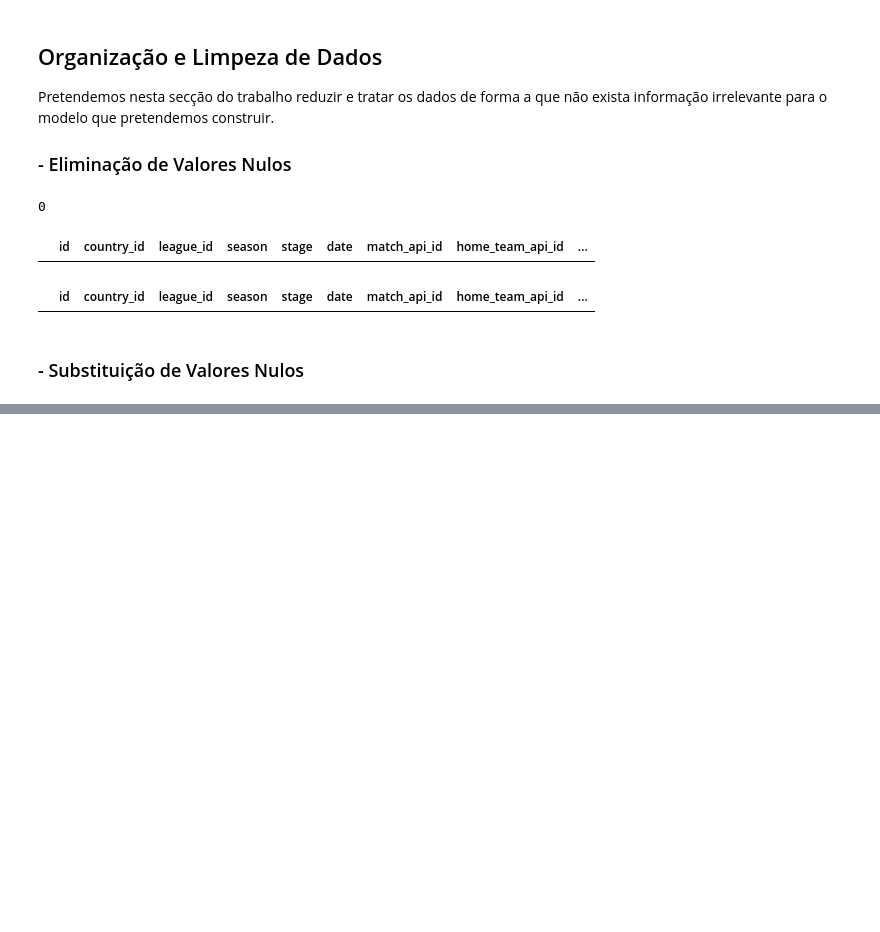
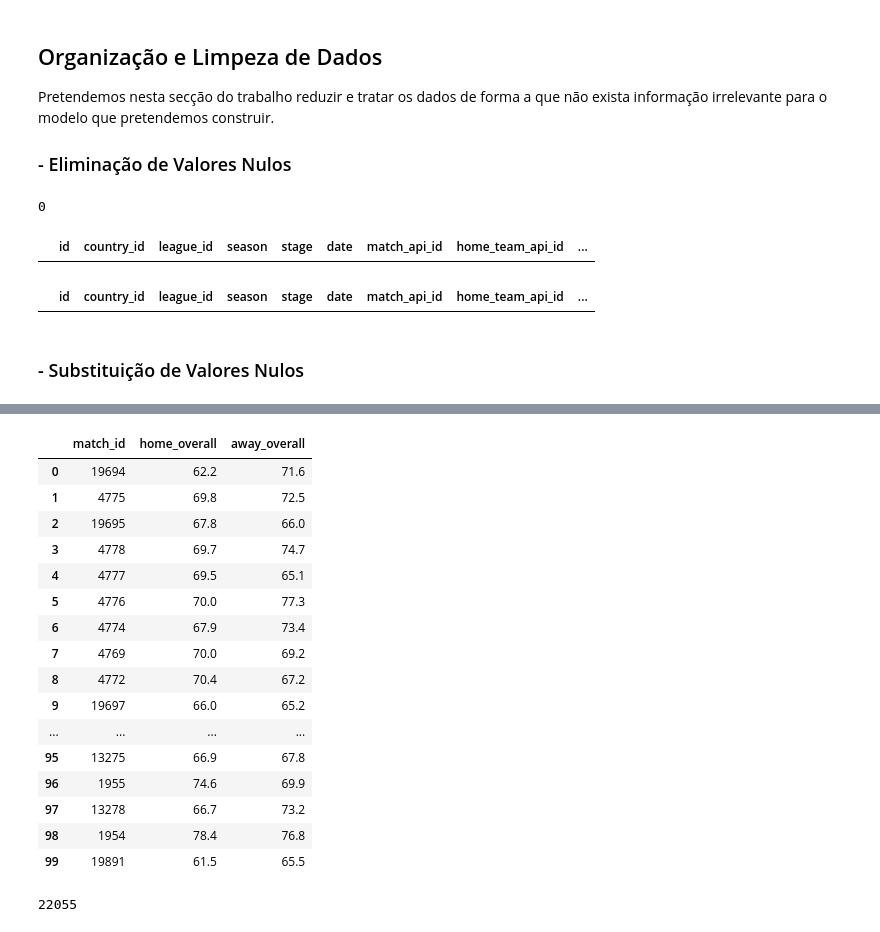
Before and after one commit to FranciscoPereira9/FEUP_IART, a Jupyter notebook: EuropeanSoccerDatabaseReg/OriginalDatabase/Pre-Processing.ipynb, the cells around one changed output, grey strips where cells are left out. Drawn from its saved outputs; the diff is of its cells as text; code cells hidden in the pictures; blank space fills up the shorter version.

```diff
--- a/EuropeanSoccerDatabaseReg/OriginalDatabase/Pre-Processing.ipynb
+++ b/EuropeanSoccerDatabaseReg/OriginalDatabase/Pre-Processing.ipynb
@@ -23,7 +23,7 @@ Pretendemos nesta secção do trabalho reduzir e tratar os dados de forma a que
 ### <font color=black> - Eliminação de Valores Nulos</font>
 # %%
 # Eliminar atributos relativos à posição dos jogadores
-player_attributes = player_attributes.drop(player_attributes.columns.to_series()["potential":], axis=1)
+player_attributes.drop(player_attributes.columns.to_series()["potential":], axis=1, inplace = True)
 # %%
 # Eliminar duplicados caso existam
 player_attributes.drop_duplicates(keep = False, inplace = True)
@@ -146,0 +144,60 @@ match_copy_test.head(100)
+# %%
+# Dada a data mais recente, vai-se buscar o respetivo "overall_rating" do jogador que se atribuir (Casa)
+def getMostRecentOverallFromHomePlayer(index, player_number):
+    if pd.isna(match.iloc[index]["home_player_" + "%s" % player_number]):
+            return
+    new = player_attributes["player_api_id"].isin([match.iloc[index]["home_player_" + "%s" % player_number]])
+    dates_length = player_attributes[new]["date"].size
+    ai = getMostRecentMatchDate(player_attributes[new]["date"], dates_length, match.iloc[index]["date"])
+    player_attributes[new].loc[player_attributes["date"] == ai]
+    overall_rating = player_attributes[new].loc[player_attributes["date"] == ai]["overall_rating"].tolist()[0]
+    return overall_rating
+# %%
+# Dada uma lista com todas as ratings de uma equipa, para um jogo, calcula-se a media, ignorando os null values
+def calculateAverageOverallRating(teamRatings):
+    numberOfValidArguments = 0
+    totalSum = 0
+    for i in range(0,len(teamRatings)):
+        if pd.isna(teamRatings[i]):
+             continue
+        else:
+            numberOfValidArguments += 1
+            totalSum += teamRatings[i]
+    return round(totalSum/numberOfValidArguments, 1)
+# %%
+def generateDataframeWithAverageOveralls():
+    newListBig = []
+    match_depth = match.shape[0]
+    for index in range (0, 100):
+    #for index in range (0, match_depth):
+        newListHome = []
+        newListAway = []
+        for i in range(1,12):
+                newListHome.append(getMostRecentOverallFromHomePlayer(index,i))
+                newListAway.append(getMostRecentOverallFromAwayPlayer(index,i))
+
+        newListBig.append([match.id.tolist()[index],calculateAverageOverallRating(newListHome) ,calculateAverageOverallRating(newListAway)])
+
+
+    new_dataset = pd.DataFrame(newListBig, columns =[ "match_id","home_overall","away_overall"])
+    display(new_dataset)
+# %%
+generateDataframeWithAverageOveralls()
+# %% [output]
+|  | match_id | home_overall | away_overall |
+| 0 | 19694 | 62.2 | 71.6 |
+| 1 | 4775 | 69.8 | 72.5 |
+| 2 | 19695 | 67.8 | 66.0 |
+| 3 | 4778 | 69.7 | 74.7 |
+| 4 | 4777 | 69.5 | 65.1 |
+| 5 | 4776 | 70.0 | 77.3 |
+| 6 | 4774 | 67.9 | 73.4 |
+| 7 | 4769 | 70.0 | 69.2 |
+| 8 | 4772 | 70.4 | 67.2 |
+| 9 | 19697 | 66.0 | 65.2 |
+| ... | ... | ... | ... |
+| 95 | 13275 | 66.9 | 67.8 |
+| 96 | 1955 | 74.6 | 69.9 |
+| 97 | 13278 | 66.7 | 73.2 |
+| 98 | 1954 | 78.4 | 76.8 |
+| 99 | 19891 | 61.5 | 65.5 |
@@ -146,0 +206,4 @@ match_copy_test.head(100)
+# %%
+print(match.shape[0])
+# %% [output]
+22055
```
Also changed, not shown: parts of 15 cells of this notebook.
